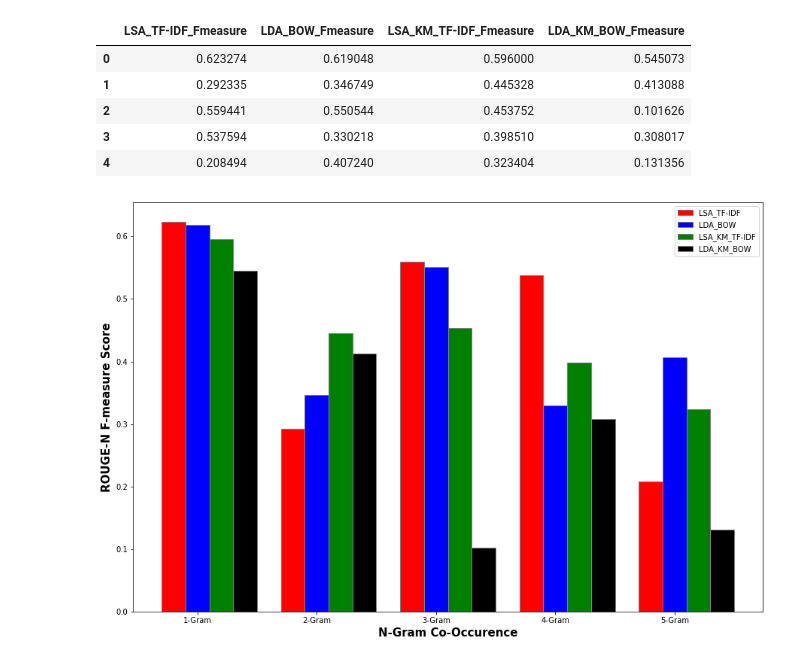
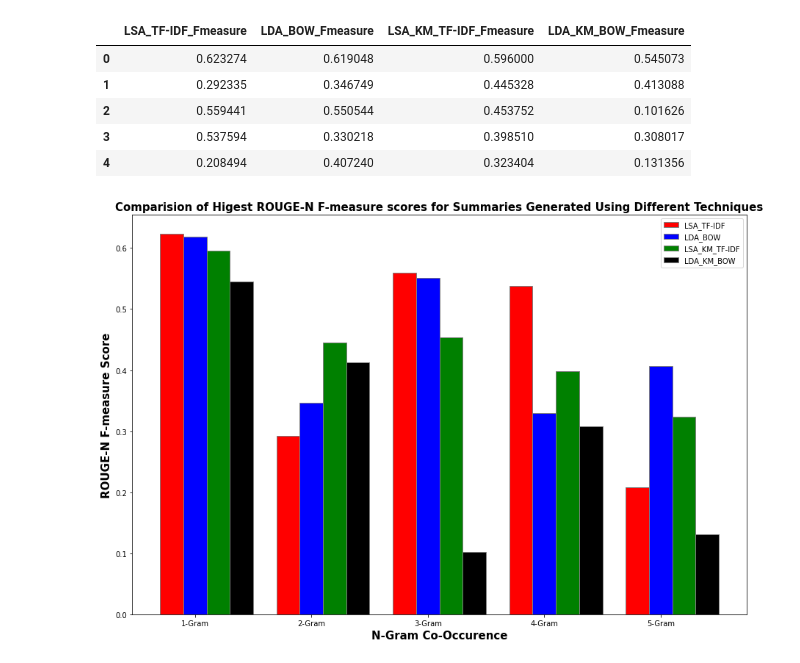
Before and after one commit to splAcharya/Extractive_Text_Summarization, a Jupyter notebook: ExTs.ipynb, the cells around one changed output. Cells and saved outputs as stored; diff of their text form; code cells hidden in the pictures.

Commit message:
Created using Colaboratory:--> Added titles to bar plots

```diff
--- a/ExTs.ipynb
+++ b/ExTs.ipynb
@@ -2146,21 +2159,22 @@ fm_comparision_df
 # %%
 fig = plt.subplots( figsize=(15, 10))
 barWidth = 0.2
 
 nGramRangeA = [i for i in range(1,6)]
 nGramRangeB = [i + barWidth for i in nGramRangeA]
 nGramRangeC = [i + barWidth for i in nGramRangeB]
 nGramRangeD = [i + barWidth for i in nGramRangeC]
 
 #make plots
 plt.bar(nGramRangeA,fm_comparision_df["LSA_TF-IDF_Fmeasure"], color = 'red', width = barWidth, edgecolor = 'grey', label="LSA_TF-IDF")
 plt.bar(nGramRangeB,fm_comparision_df["LDA_BOW_Fmeasure"], color = 'blue', width = barWidth, edgecolor = 'grey', label="LDA_BOW")
 plt.bar(nGramRangeC,fm_comparision_df["LSA_KM_TF-IDF_Fmeasure"], color = 'green', width = barWidth, edgecolor = 'grey', label="LSA_KM_TF-IDF")
 plt.bar(nGramRangeD,fm_comparision_df["LDA_KM_BOW_Fmeasure"], color = 'black', width = barWidth, edgecolor = 'grey', label="LDA_KM_BOW")
 plt.legend()
 plt.xticks([1 + r + barWidth for r in range(len(nGramRangeC))], ['1-Gram', '2-Gram', '3-Gram', '4-Gram', '5-Gram'])
 plt.xlabel('N-Gram Co-Occurence', fontweight = 'bold', fontsize = 15)
 plt.ylabel('ROUGE-N F-measure Score', fontweight = 'bold', fontsize = 15)
+plt.title("Comparision of Higest ROUGE-N F-measure scores for Summaries Generated Using Different Techniques", fontweight = 'bold', fontsize=15)
 plt.show()
 # %% [output]
-[figure, old version]
+[figure, new version]
```
Also changed, not shown: parts of 12 cells of this notebook.
